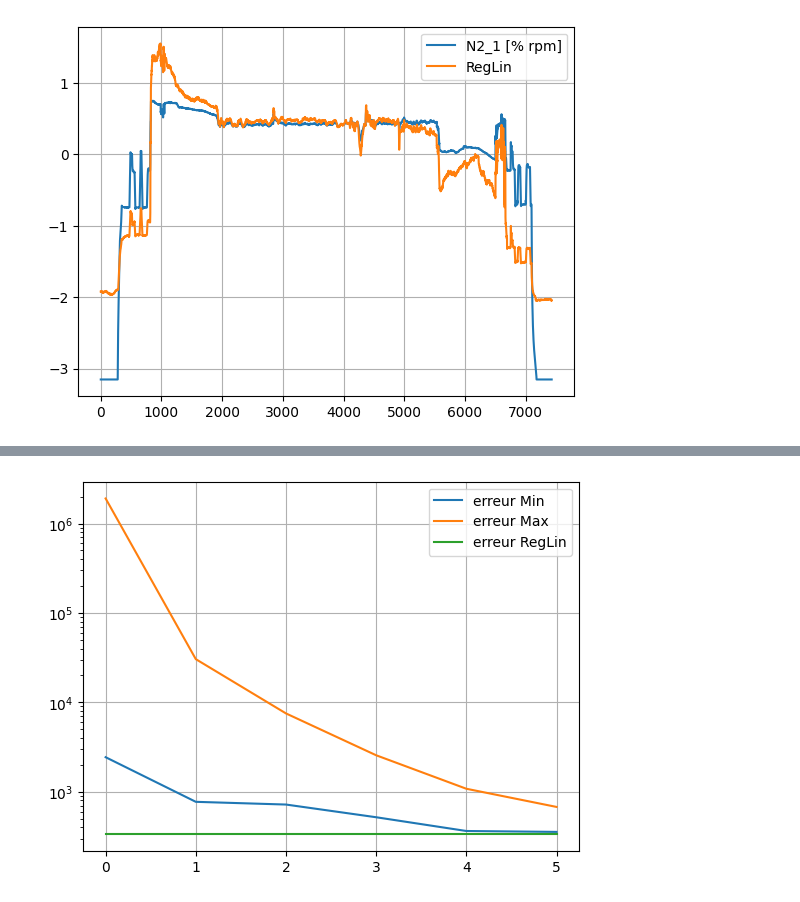
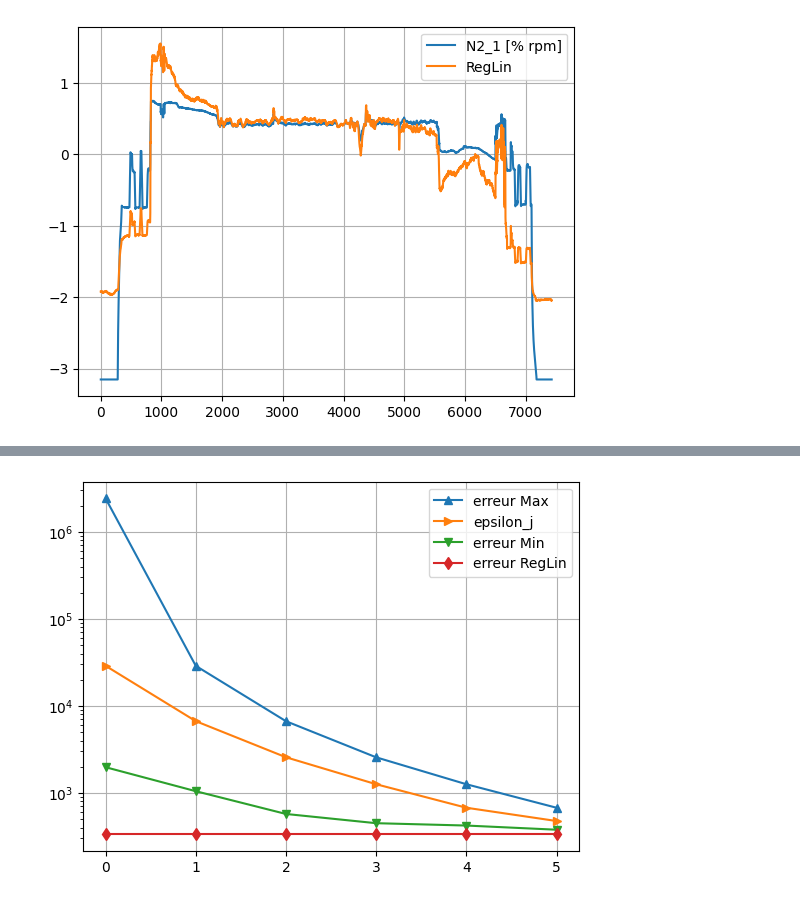
Before and after one commit to Davidson-Lova/PFE_clean, a Jupyter notebook: tempTube.ipynb, the cells around one changed output, grey strips where cells are left out. Cells and saved outputs as stored; diff of their text form; code cells hidden in the pictures.

```diff
--- a/tempTube.ipynb
+++ b/tempTube.ipynb
@@ -137,6 +137,7 @@ rhos = (torch.cdist(y_hats.t(), tyNorm.t(), p=pdist) ** 2)/ myModelSize
 #
 rhoMin = []
 rhoMax = []
+epsJ = []
 
 #
 NP0 = int(N*P0)
@@ -158,6 +159,7 @@ while (rhos[0, 0] > epsilon):
     thetas = thetas[:, indices.t()[0]]
 
     epsilon_j = rhos[NP0]
+    epsJ.append(str(np.float32(epsilon_j[0].detach())))
 
     # Ici on a un échantillion de taille NP0 et on veut
     # en créer N à partir de cette échantillion en fesant
@@ -241,16 +243,16 @@ links :
 # %%
 rhoFloor = torch.ones(lmax) *  (torch.cdist(tyNorm.t(), tyHat.t(), p=pdist) ** 2) / myModelSize
 plt.figure()
-plt.plot(np.float32(rhoMin), label = 'erreur Min')
-plt.plot(np.float32(rhoMax), label = 'erreur Max')
-plt.plot(rhoFloor.t(), label = 'erreur RegLin')
-plt.plot()
+plt.plot(np.float32(rhoMax), label = 'erreur Max', marker = '^')
+plt.plot(np.float32(epsJ), label = 'epsilon_j', marker = '>')
+plt.plot(np.float32(rhoMin), label = 'erreur Min', marker = 'v')
+plt.plot(rhoFloor.t(), label = 'erreur RegLin', marker = 'd')
 plt.yscale('log')
 plt.legend()
 plt.grid('on')
 plt.show()
 # %% [output]
-[figure, old version]
+[figure, new version]
 # %%
 # Feedforward
 y_hats = torch.concat(
```
Also changed, not shown: parts of 5 cells of this notebook, 2 other files.
